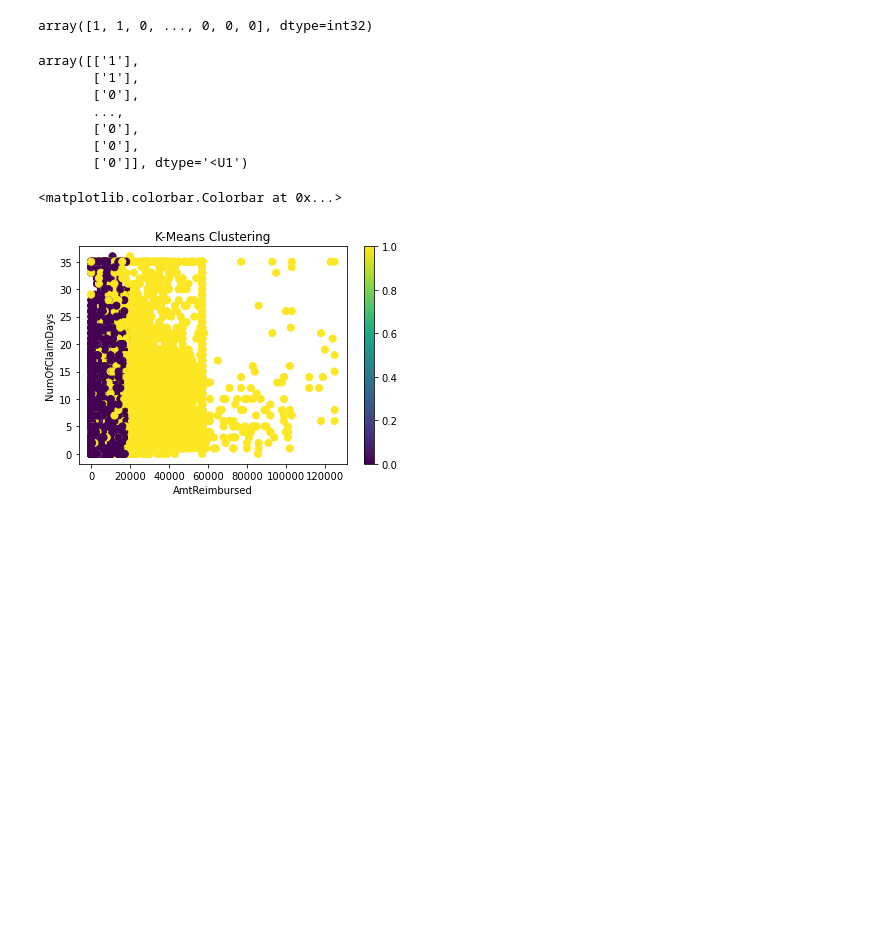
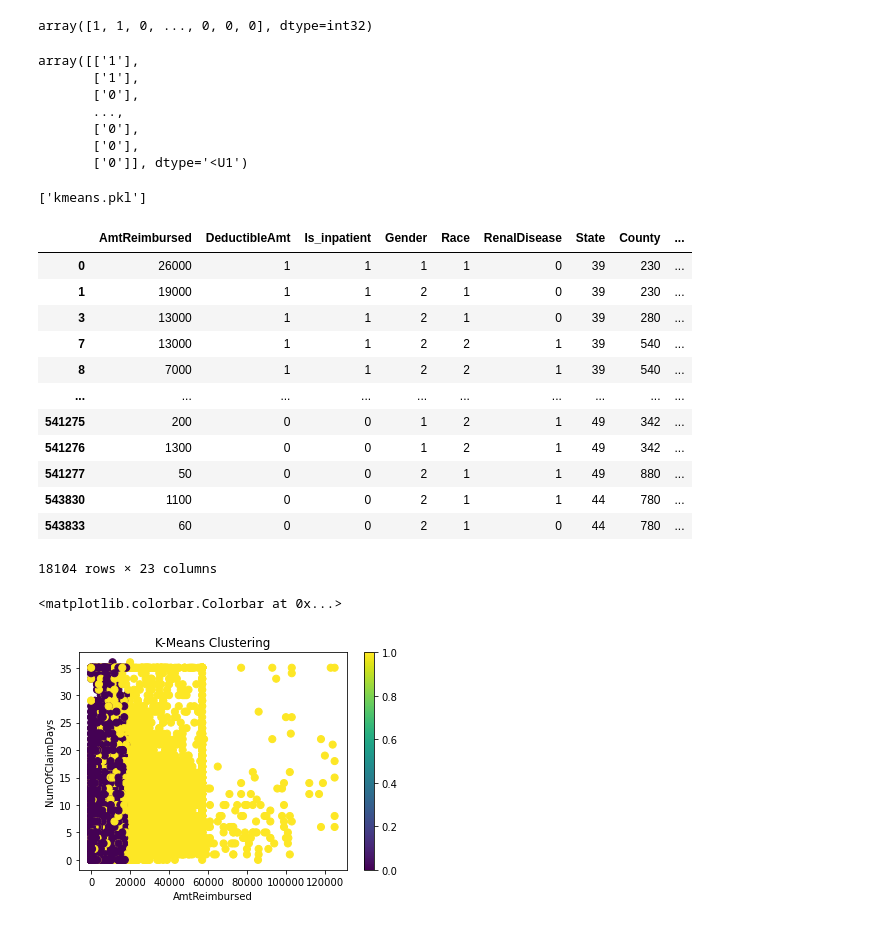
Before and after one commit to queezzz/Rotman-Datathon-2020, a Jupyter notebook: PotentialFraud.ipynb, the cells around one changed output. Cells and saved outputs as stored; diff of their text form; code cells hidden in the pictures; blank space fills up the shorter version.

```diff
--- a/PotentialFraud.ipynb
+++ b/PotentialFraud.ipynb
@@ -51,9 +51,8 @@ dtype: object
 # %% [markdown]
 ### K Means
 # %%
-data = claims.drop(['Death_age'], axis=1)
-X = data.drop(['Fraud'], axis=1)
-Y = np.array(data['Fraud'])
+X = df.drop(['Fraud'], axis=1)
+Y = np.array(df['Fraud'])
 X.isna().sum()
 # %% [output]
 AmtReimbursed                       0
@@ -96,5 +95,21 @@ array([['1'],
        ['0'],
        ['0'],
        ['0']], dtype='<U1')
+# %%
+import joblib
+
+joblib.dump(kms, 'kmeans.pkl')
+
+
+# #### Keep the models
+
+# ## new model
+
+# New_df.insert()
+
+# New_df.to_csv("...", index=False) ##upload to google drive
+# %% [output]
+['kmeans.pkl']
 # %%
-X.insert((X.shape[1]),'kmeans',kmean_result)
+kmeans_df = X.copy()
+kmeans_df.insert((kmeans_df.shape[1]),'kmeans',kmean)
@@ -116,3 +118,20 @@ X.insert((X.shape[1]),'kmeans',kmean_result)
+# %%
+kmeans_real_fraud = kmeans_df[kmeans_df['kmeans'] == '1']
+kmeans_real_fraud
+# %% [output]
+|  | AmtReimbursed | DeductibleAmt | Is_inpatient | Gender | Race | RenalDisease | State | County | ... |
+| 0 | 26000 | 1 | 1 | 1 | 1 | 0 | 39 | 230 | ... |
+| 1 | 19000 | 1 | 1 | 2 | 1 | 0 | 39 | 230 | ... |
+| 3 | 13000 | 1 | 1 | 2 | 1 | 0 | 39 | 280 | ... |
+| 7 | 13000 | 1 | 1 | 2 | 2 | 1 | 39 | 540 | ... |
+| 8 | 7000 | 1 | 1 | 2 | 2 | 1 | 39 | 540 | ... |
+| ... | ... | ... | ... | ... | ... | ... | ... | ... | ... |
+| 541275 | 200 | 0 | 0 | 1 | 2 | 1 | 49 | 342 | ... |
+| 541276 | 1300 | 0 | 0 | 1 | 2 | 1 | 49 | 342 | ... |
+| 541277 | 50 | 0 | 0 | 2 | 1 | 1 | 49 | 880 | ... |
+| 543830 | 1100 | 0 | 0 | 2 | 1 | 1 | 44 | 780 | ... |
+| 543833 | 60 | 0 | 0 | 2 | 1 | 0 | 44 | 780 | ... |
+18104 rows × 23 columns
 # %%
 ## Visualize...
 # color = map(lambda x:colorama[x+1], Y)
```
Also changed, not shown: parts of 18 cells of this notebook.
